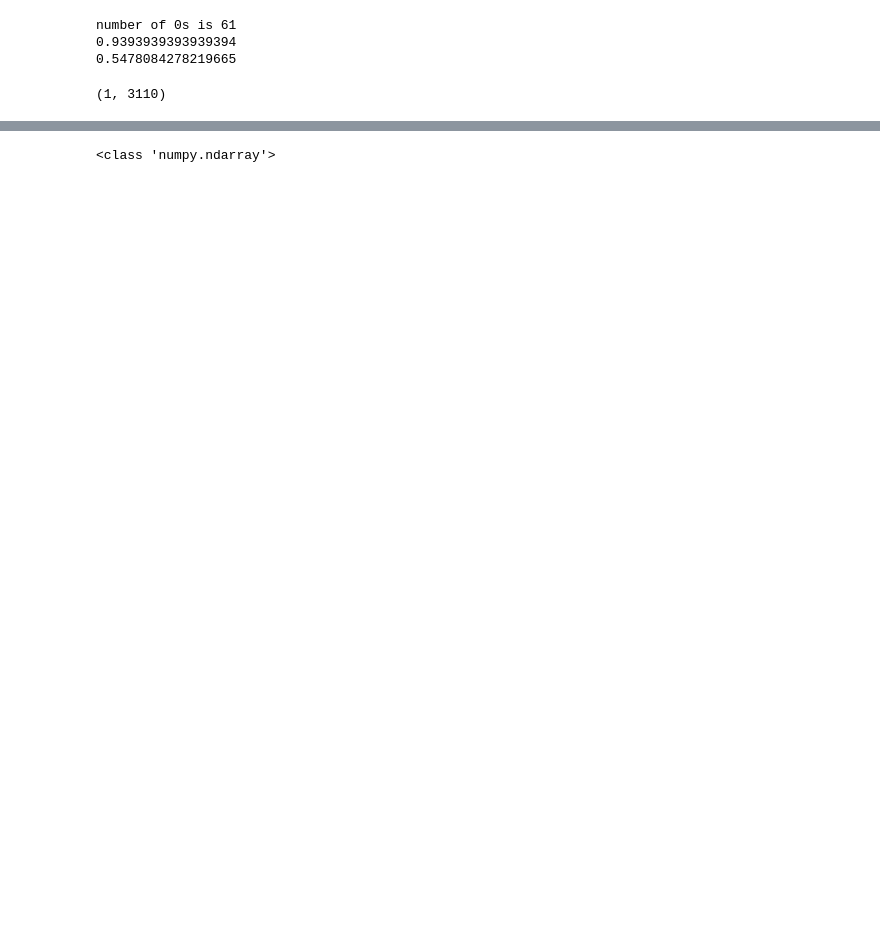
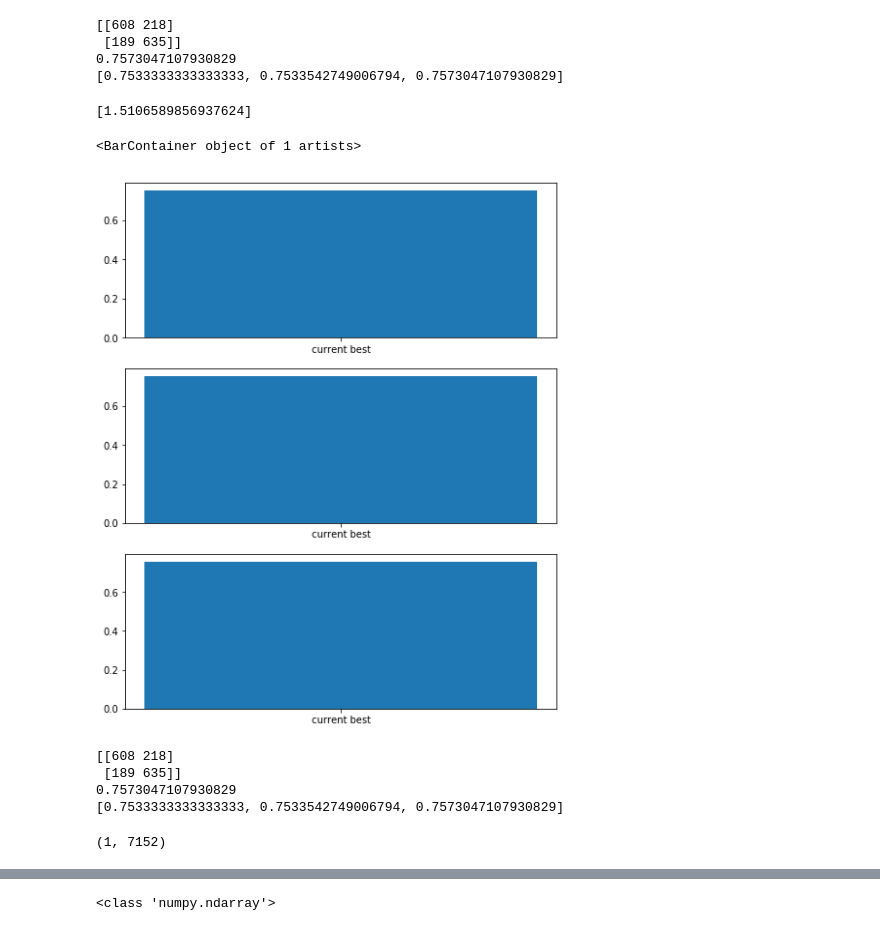
Before and after one commit to hobagolyka/Hotel-reviews, a Jupyter notebook: NoteBook_Files/Linear_Regression.ipynb, the cells around one changed output, grey strips where cells are left out. Cells and saved outputs as stored; diff of their text form; code cells hidden in the pictures; blank space fills up the shorter version.

```diff
--- a/NoteBook_Files/Linear_Regression.ipynb
+++ b/NoteBook_Files/Linear_Regression.ipynb
@@ -38,21 +38,3 @@ Name: Reviewer_Score, dtype: int64
 from sklearn.model_selection import train_test_split
 
 features_train, features_test, labels_train, labels_test = train_test_split(features.values, labels.values, test_size=0.33, random_state=47)
-# %%
-from sklearn.linear_model import LogisticRegression
-from sklearn import metrics
-
-import numpy as np
-
-#fit model on new matrix
-#obtain metrics for model
-log_model = LogisticRegression()
-log_model.fit(features_train, labels_train)
-pred = log_model.predict(features_test)
-print('number of 0s is ' + str(labels.shape[0] - np.sum(labels.values)))
-print(metrics.accuracy_score(labels_test, pred))
-print(metrics.roc_auc_score(labels_test, pred))
-# %% [output]
-number of 0s is 61
-0.9393939393939394
-0.5478084278219665
@@ -59,5 +80,43 @@ number of 0s is 61
+# %%
+performance = [test_model(model, features_train, features_test, labels_train, labels_test) for model in models]
+acc = [perf[0] for perf in performance]
+auc = [perf[1] for perf in performance]
+f1 = [perf[2] for perf in performance]
+print(performance[0])
+# %% [output]
+[[608 218]
+ [189 635]]
+0.7573047107930829
+[0.7533333333333333, 0.7533542749006794, 0.7573047107930829]
+# %%
+print([auc[i] + f1[i] for i in range(len(models))])
+# %% [output]
+[1.5106589856937624]
+# %%
+fig = plt.subplots(figsize=(8, 10))
+plt.subplot(311)
+plt.bar(model_names, height=acc)
+plt.subplot(312)
+plt.bar(model_names, height=auc)
+plt.subplot(313)
+plt.bar(model_names, height=f1)
+# %% [output]
+<BarContainer object of 1 artists>
+[figure, added]
+# %%
+from sklearn.ensemble import VotingClassifier
+
+model_tuples = [(model_names[i], models[i]) for i in range(len(models))]
+ensemble = VotingClassifier(model_tuples)
+print(test_model(ensemble, features_train, features_test, labels_train, labels_test))
+# %% [output]
+[[608 218]
+ [189 635]]
+0.7573047107930829
+[0.7533333333333333, 0.7533542749006794, 0.7573047107930829]
 # %%
+log_model = models[0]
 log_model.coef_.shape
 # %% [output]
-(1, 3110)
+(1, 7152)
 # %%
```
Also changed, not shown: parts of 19 cells of this notebook, 12 other files.
